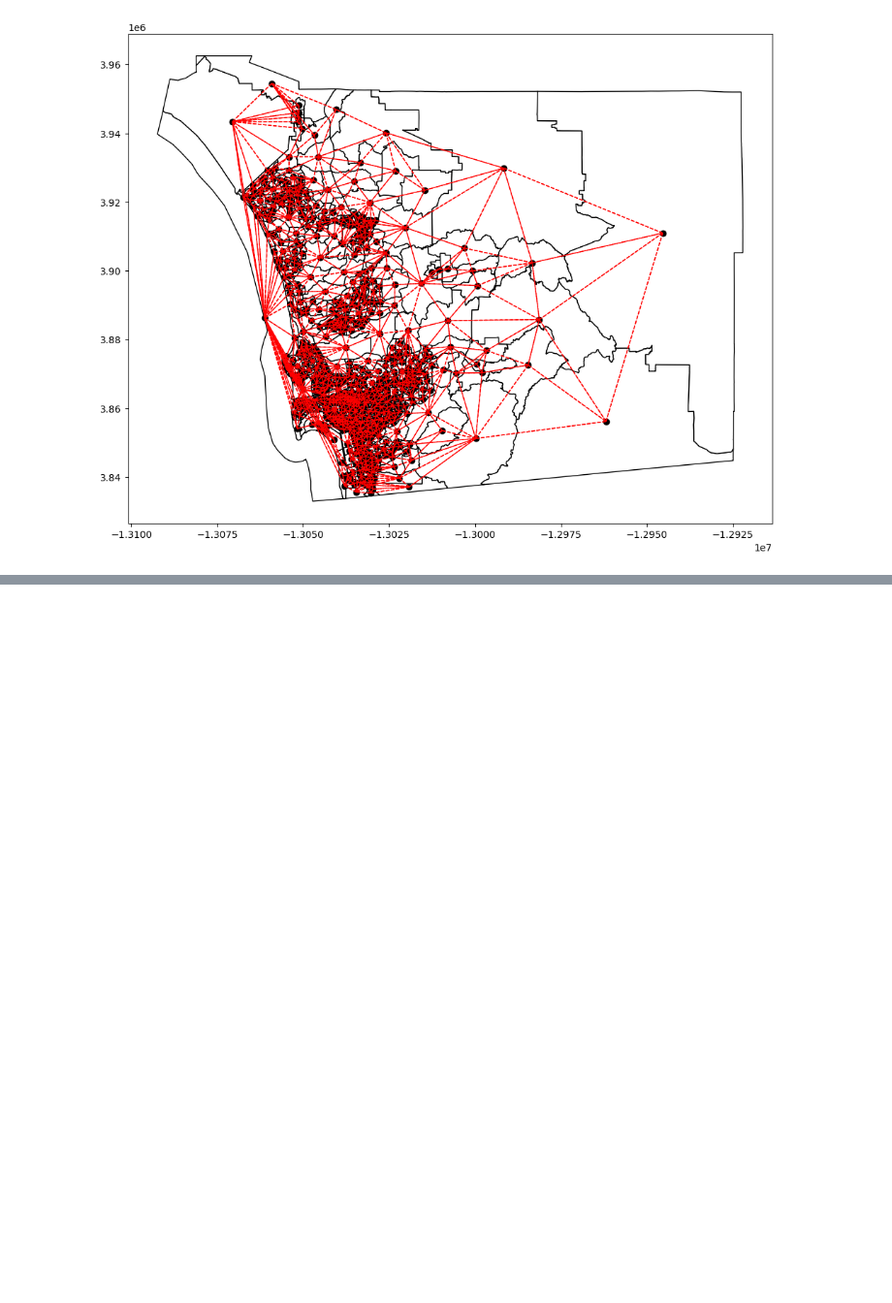
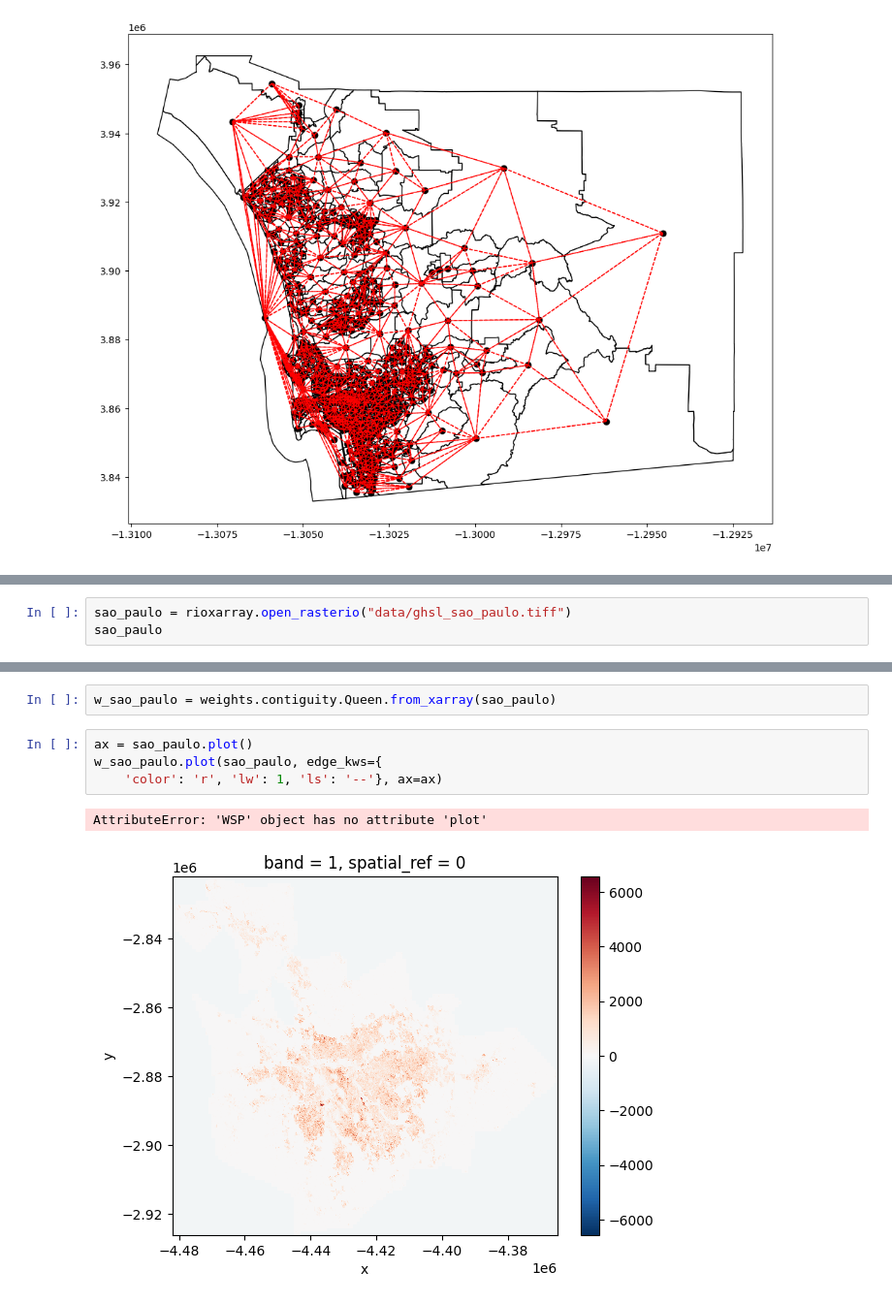
Before and after one commit to arunrajks/geospatial_analysis, a Jupyter notebook: spatail_weights.ipynb, the cells around one changed output, grey strips where cells are left out. Shown at 97% size. Saved outputs shown, nothing was run; the diff lists cells and outputs as text; blank space fills up the shorter version.

Commit message:
update spatial weights

```diff
--- a/spatail_weights.ipynb
+++ b/spatail_weights.ipynb
@@ -148,0 +152,3 @@ w_queen.plot(san_diego_tracts, edge_kws={
+# %%
+sao_paulo = rioxarray.open_rasterio("data/ghsl_sao_paulo.tiff")
+sao_paulo
@@ -148,0 +168,9 @@ w_queen.plot(san_diego_tracts, edge_kws={
+# %%
+w_sao_paulo = weights.contiguity.Queen.from_xarray(sao_paulo)
+# %%
+ax = sao_paulo.plot()
+w_sao_paulo.plot(sao_paulo, edge_kws={
+    'color': 'r', 'lw': 1, 'ls': '--'}, ax=ax)
+# %% [output]
+AttributeError: 'WSP' object has no attribute 'plot'
+[figure, added]
```
Also changed, not shown: parts of 4 cells of this notebook.
